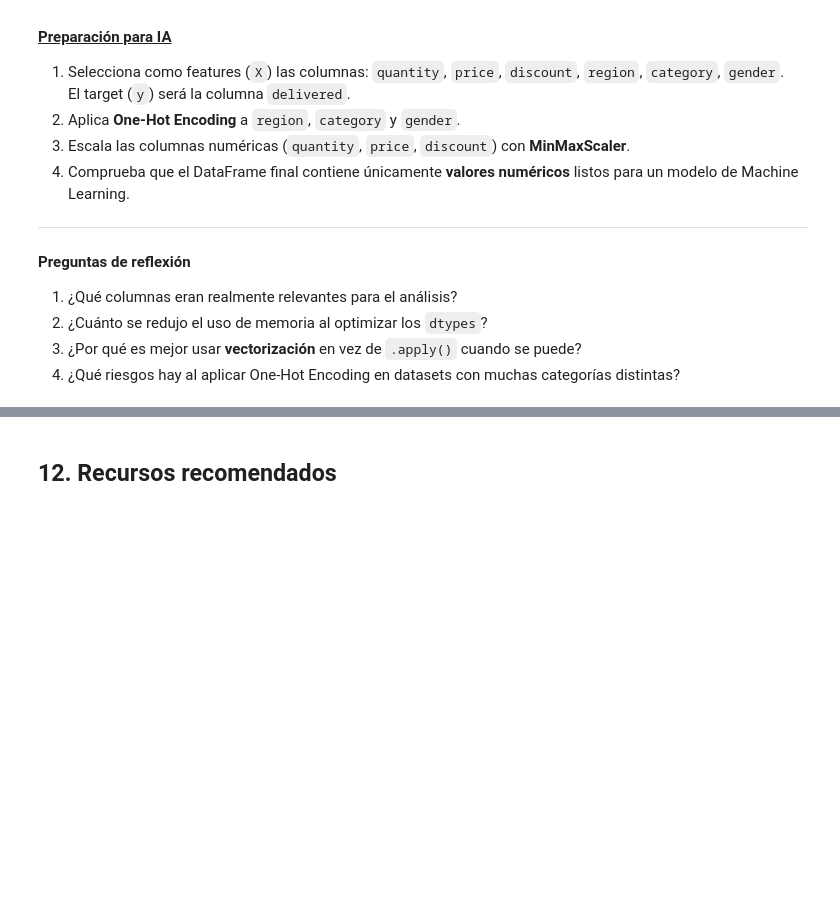
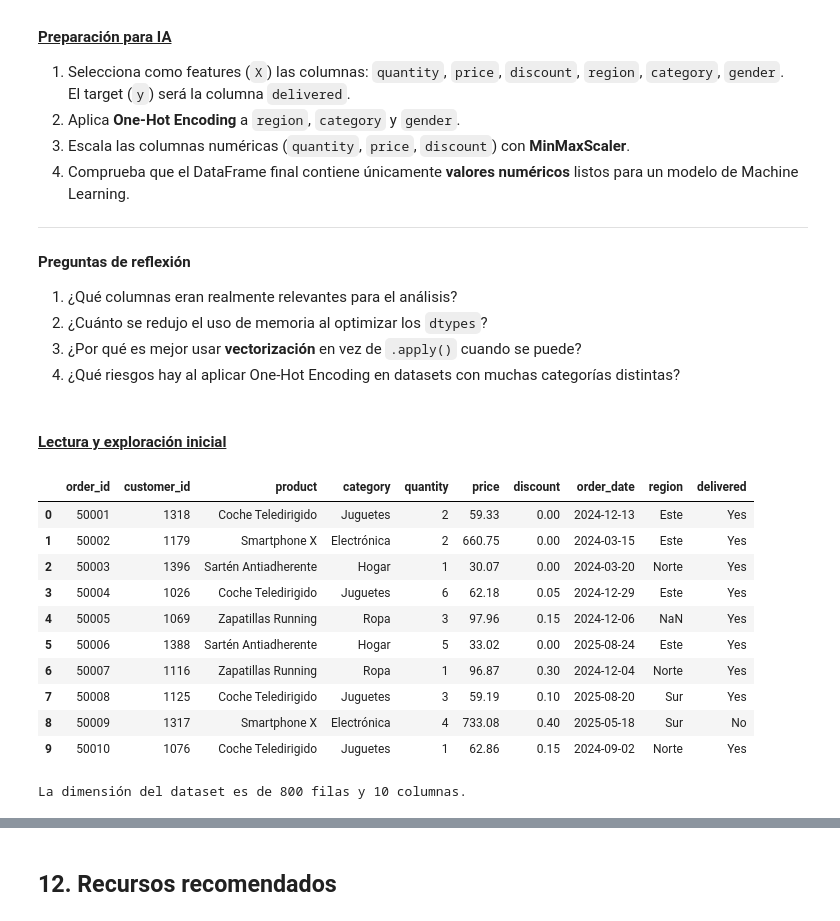
Before and after one commit to Santo53/Lenguajes-de-Programacion-para-IA, a Jupyter notebook: Clases/Clase 3 Alebra Lineal mas Analisis/Sesion_3_Analisis_y_Manipulacion_de_Datos.ipynb, the cells around one changed output, grey strips where cells are left out. Drawn from its saved outputs; the diff is of its cells as text; code cells hidden in the pictures; blank space fills up the shorter version.

```diff
--- a/Clases/Clase 3 Alebra Lineal mas Analisis/Sesion_3_Analisis_y_Manipulacion_de_Datos.ipynb
+++ b/Clases/Clase 3 Alebra Lineal mas Analisis/Sesion_3_Analisis_y_Manipulacion_de_Datos.ipynb
@@ -1293,0 +1135,2 @@ El archivo `clientes.csv` contiene las siguientes columnas:
+# %% [markdown]
+#### <u>Lectura y exploración inicial</u>
@@ -1293,0 +1143,16 @@ El archivo `clientes.csv` contiene las siguientes columnas:
+# %%
+display(vts.head(10))
+print(f'La dimensión del dataset es de {vts.shape[0]} filas y {vts.shape[1]} columnas.')
+# %% [output]
+|  | order_id | customer_id | product | category | quantity | price | discount | order_date | region | delivered |
+| 0 | 50001 | 1318 | Coche Teledirigido | Juguetes | 2 | 59.33 | 0.00 | 2024-12-13 | Este | Yes |
+| 1 | 50002 | 1179 | Smartphone X | Electrónica | 2 | 660.75 | 0.00 | 2024-03-15 | Este | Yes |
+| 2 | 50003 | 1396 | Sartén Antiadherente | Hogar | 1 | 30.07 | 0.00 | 2024-03-20 | Norte | Yes |
+| 3 | 50004 | 1026 | Coche Teledirigido | Juguetes | 6 | 62.18 | 0.05 | 2024-12-29 | Este | Yes |
+| 4 | 50005 | 1069 | Zapatillas Running | Ropa | 3 | 97.96 | 0.15 | 2024-12-06 | NaN | Yes |
+| 5 | 50006 | 1388 | Sartén Antiadherente | Hogar | 5 | 33.02 | 0.00 | 2025-08-24 | Este | Yes |
+| 6 | 50007 | 1116 | Zapatillas Running | Ropa | 1 | 96.87 | 0.30 | 2024-12-04 | Norte | Yes |
+| 7 | 50008 | 1125 | Coche Teledirigido | Juguetes | 3 | 59.19 | 0.10 | 2025-08-20 | Sur | Yes |
+| 8 | 50009 | 1317 | Smartphone X | Electrónica | 4 | 733.08 | 0.40 | 2025-05-18 | Sur | No |
+| 9 | 50010 | 1076 | Coche Teledirigido | Juguetes | 1 | 62.86 | 0.15 | 2024-09-02 | Norte | Yes |
+La dimensión del dataset es de 800 filas y 10 columnas.
```
Also changed, not shown: parts of 43 cells of this notebook, 3 other files.
